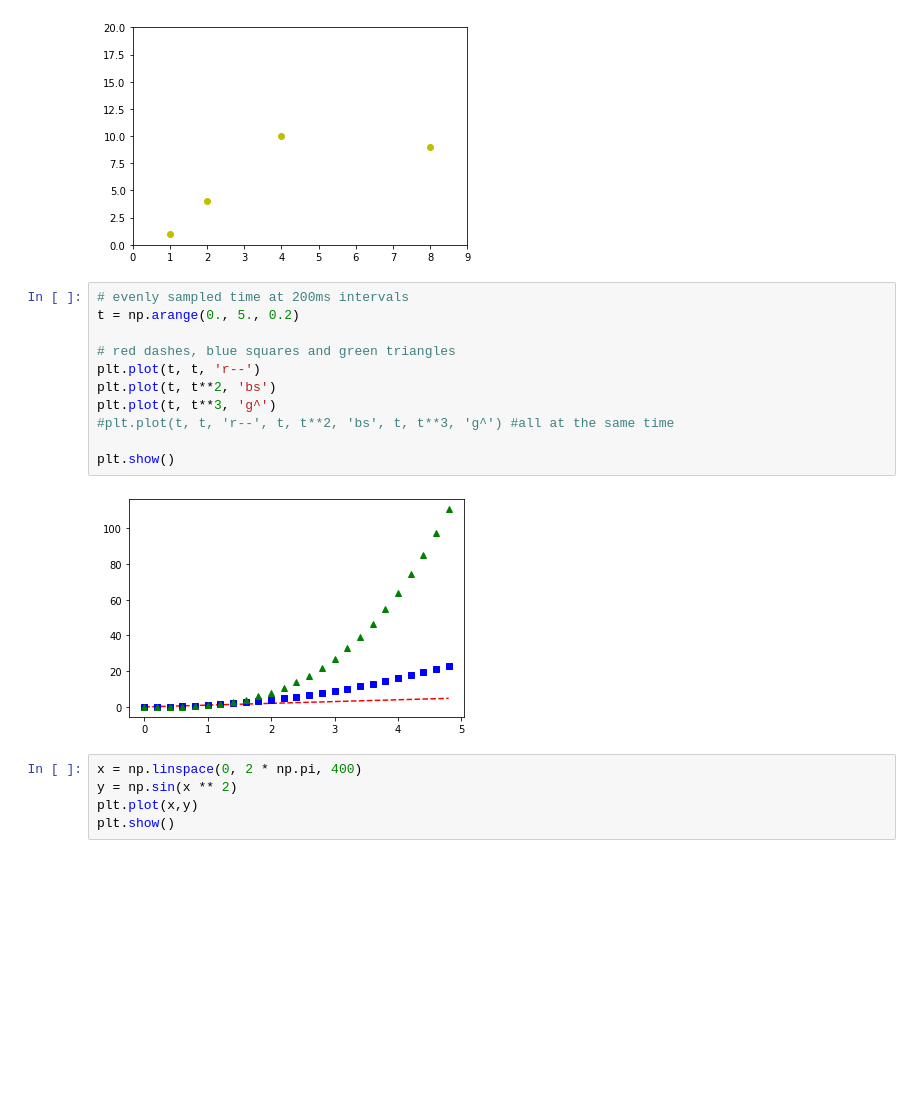
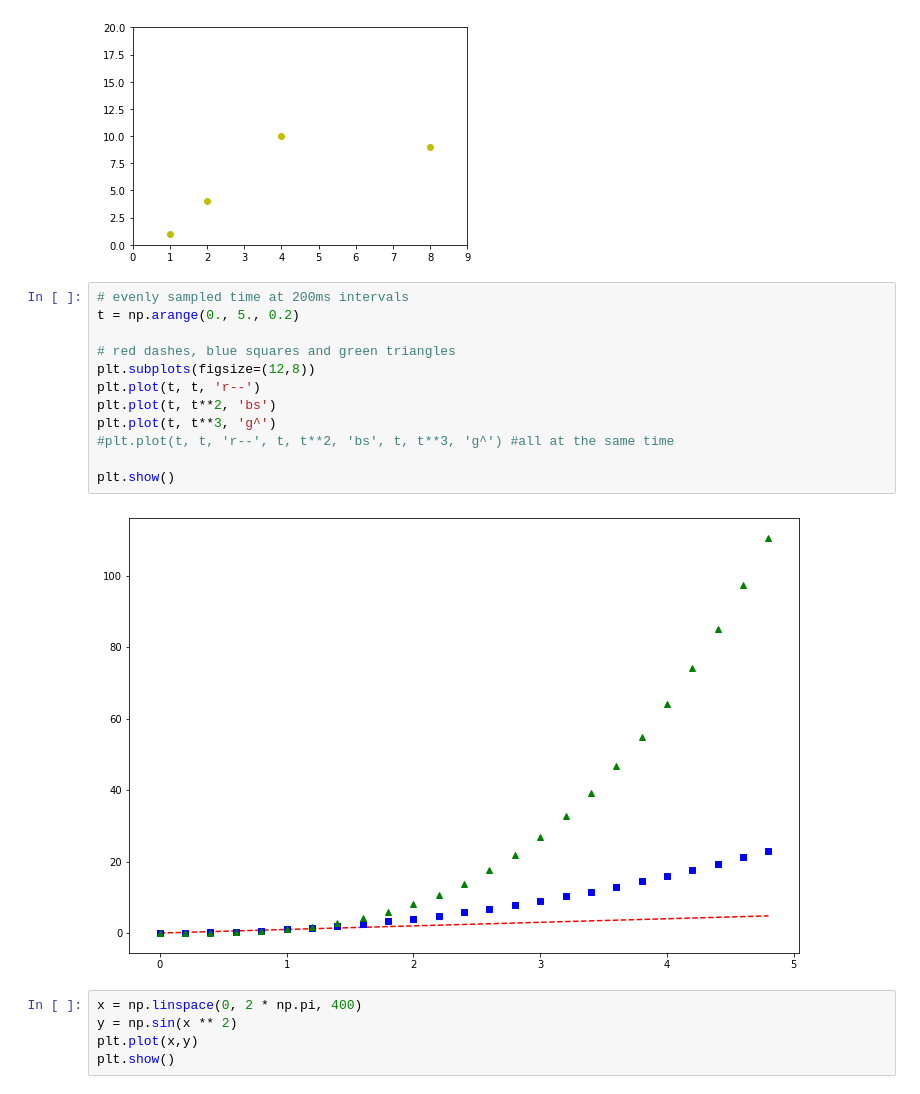
Before and after one commit to rsouza/Python_Course, a Jupyter notebook: Notebooks/14_Viz_Matplotlib.ipynb, the cells around one changed output. Cells and saved outputs as stored; diff of their text form; blank space fills up the shorter version.

```diff
--- a/Notebooks/14_Viz_Matplotlib.ipynb
+++ b/Notebooks/14_Viz_Matplotlib.ipynb
@@ -33,16 +33,17 @@ plt.show()
 # %%
 # evenly sampled time at 200ms intervals
 t = np.arange(0., 5., 0.2)
 
 # red dashes, blue squares and green triangles
+plt.subplots(figsize=(12,8))
 plt.plot(t, t, 'r--')
 plt.plot(t, t**2, 'bs')
 plt.plot(t, t**3, 'g^')
 #plt.plot(t, t, 'r--', t, t**2, 'bs', t, t**3, 'g^') #all at the same time
 
 plt.show()
 # %% [output]
-[figure, old version]
+[figure, new version]
 # %%
 x = np.linspace(0, 2 * np.pi, 400)
 y = np.sin(x ** 2)
```
Also changed, not shown: parts of 1 cell of this notebook, 1 other file.
